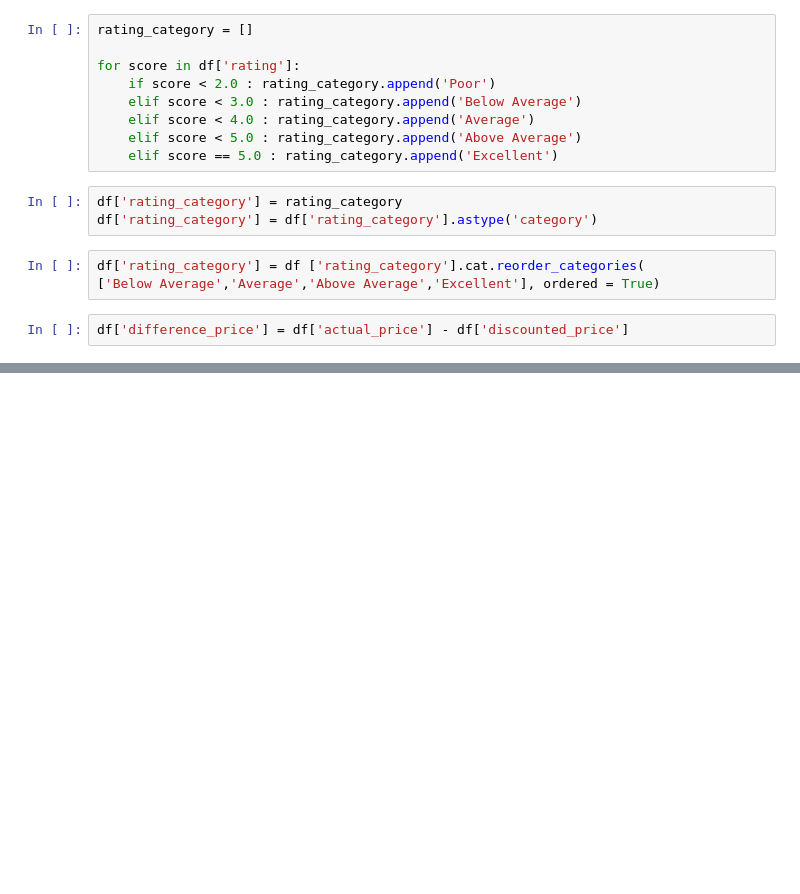
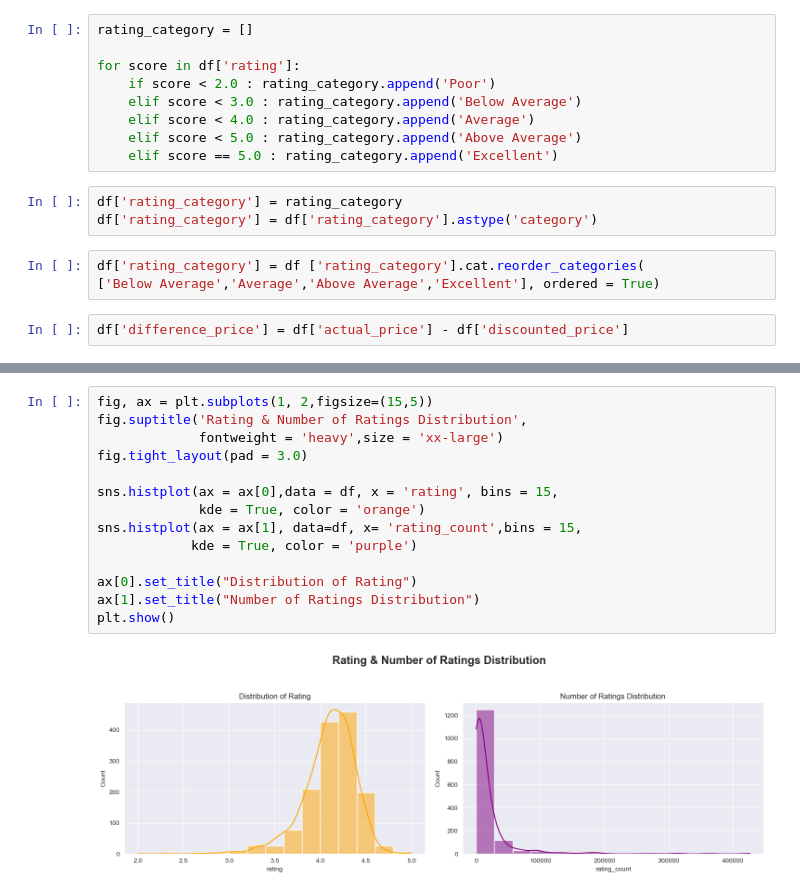
Before and after one commit to Bidkar2912/Amazon_Sales, a Jupyter notebook: Amazon_Sales_Analysis.ipynb, the cells around one changed output, grey strips where cells are left out. Drawn from its saved outputs; the diff is of its cells as text; blank space fills up the shorter version.

```diff
--- a/Amazon_Sales_Analysis.ipynb
+++ b/Amazon_Sales_Analysis.ipynb
@@ -456,0 +437,16 @@ plt.show()
+# %%
+fig, ax = plt.subplots(1, 2,figsize=(15,5))
+fig.suptitle('Rating & Number of Ratings Distribution',
+             fontweight = 'heavy',size = 'xx-large')
+fig.tight_layout(pad = 3.0)
+
+sns.histplot(ax = ax[0],data = df, x = 'rating', bins = 15,
+             kde = True, color = 'orange')
+sns.histplot(ax = ax[1], data=df, x= 'rating_count',bins = 15,
+            kde = True, color = 'purple')
+
+ax[0].set_title("Distribution of Rating")
+ax[1].set_title("Number of Ratings Distribution")
+plt.show()
+# %% [output]
+[figure, added]
```
Also changed, not shown: parts of 37 cells of this notebook.
